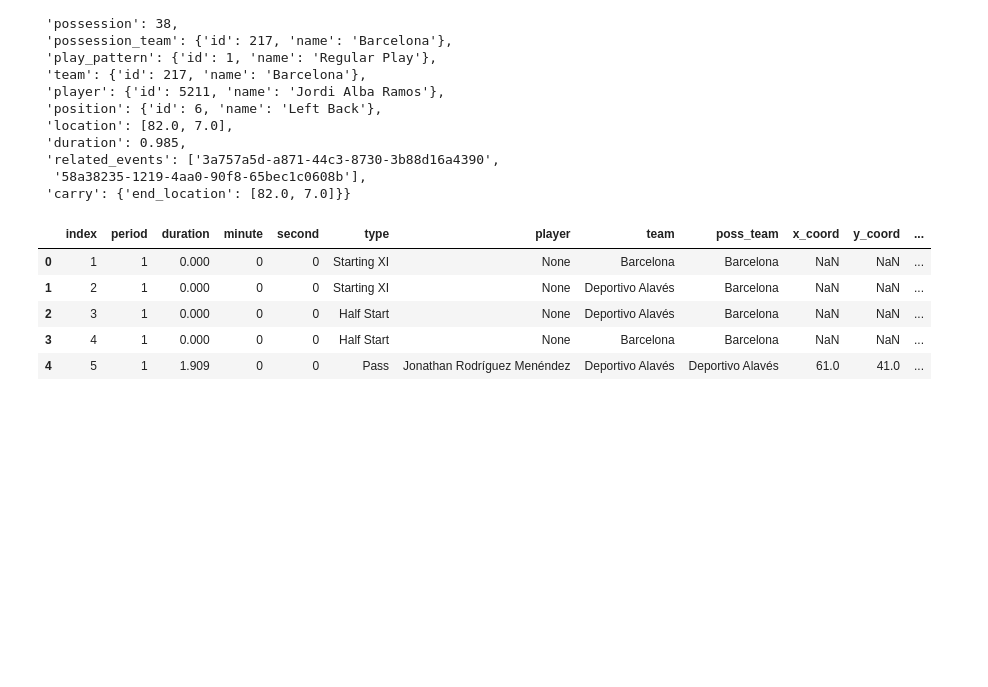
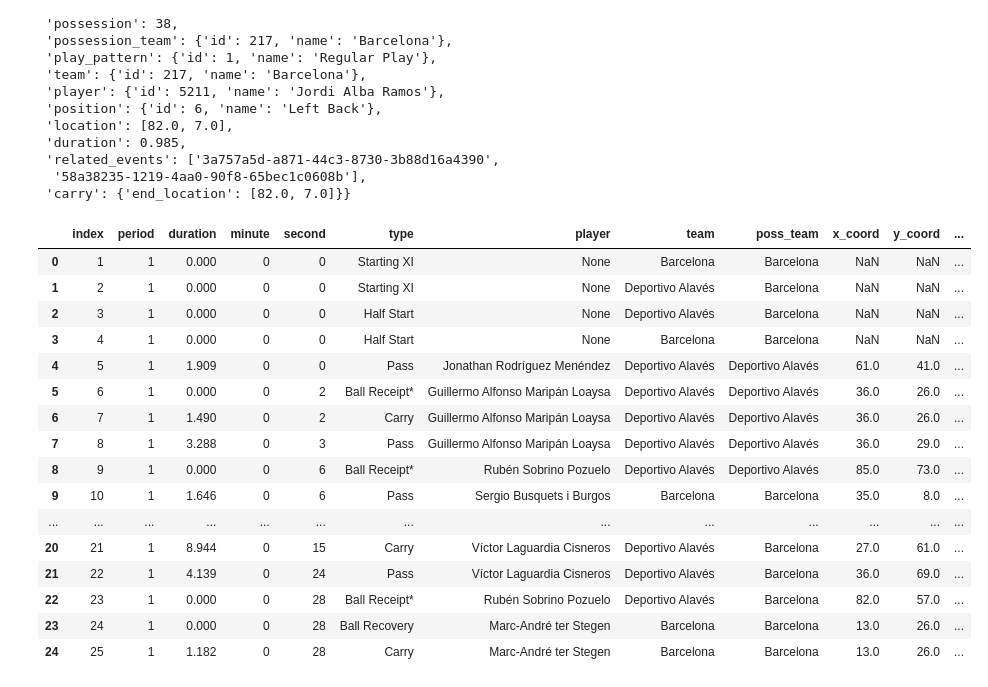
Before and after one commit to timflack/Football-Analysis, a Jupyter notebook: sbDataWalkthrough.ipynb, the cells around one changed output. Saved outputs shown, nothing was run; the diff lists cells and outputs as text; code cells hidden in the pictures; blank space fills up the shorter version.

```diff
--- a/sbDataWalkthrough.ipynb
+++ b/sbDataWalkthrough.ipynb
@@ -196,11 +180,22 @@ def to_dataframe(data):
     return df
 # %%
 df = to_dataframe(data)
-df.head()
+df.head(25)
 # %% [output]
 |  | index | period | duration | minute | second | type | player | team | poss_team | x_coord | y_coord | ... |
 | 0 | 1 | 1 | 0.000 | 0 | 0 | Starting XI | None | Barcelona | Barcelona | NaN | NaN | ... |
 | 1 | 2 | 1 | 0.000 | 0 | 0 | Starting XI | None | Deportivo Alavés | Barcelona | NaN | NaN | ... |
 | 2 | 3 | 1 | 0.000 | 0 | 0 | Half Start | None | Deportivo Alavés | Barcelona | NaN | NaN | ... |
 | 3 | 4 | 1 | 0.000 | 0 | 0 | Half Start | None | Barcelona | Barcelona | NaN | NaN | ... |
 | 4 | 5 | 1 | 1.909 | 0 | 0 | Pass | Jonathan Rodríguez Menéndez | Deportivo Alavés | Deportivo Alavés | 61.0 | 41.0 | ... |
+| 5 | 6 | 1 | 0.000 | 0 | 2 | Ball Receipt* | Guillermo Alfonso Maripán Loaysa | Deportivo Alavés | Deportivo Alavés | 36.0 | 26.0 | ... |
+| 6 | 7 | 1 | 1.490 | 0 | 2 | Carry | Guillermo Alfonso Maripán Loaysa | Deportivo Alavés | Deportivo Alavés | 36.0 | 26.0 | ... |
+| 7 | 8 | 1 | 3.288 | 0 | 3 | Pass | Guillermo Alfonso Maripán Loaysa | Deportivo Alavés | Deportivo Alavés | 36.0 | 29.0 | ... |
+| 8 | 9 | 1 | 0.000 | 0 | 6 | Ball Receipt* | Rubén Sobrino Pozuelo | Deportivo Alavés | Deportivo Alavés | 85.0 | 73.0 | ... |
+| 9 | 10 | 1 | 1.646 | 0 | 6 | Pass | Sergio Busquets i Burgos | Barcelona | Barcelona | 35.0 | 8.0 | ... |
+| ... | ... | ... | ... | ... | ... | ... | ... | ... | ... | ... | ... | ... |
+| 20 | 21 | 1 | 8.944 | 0 | 15 | Carry | Víctor Laguardia Cisneros | Deportivo Alavés | Barcelona | 27.0 | 61.0 | ... |
+| 21 | 22 | 1 | 4.139 | 0 | 24 | Pass | Víctor Laguardia Cisneros | Deportivo Alavés | Barcelona | 36.0 | 69.0 | ... |
+| 22 | 23 | 1 | 0.000 | 0 | 28 | Ball Receipt* | Rubén Sobrino Pozuelo | Deportivo Alavés | Barcelona | 82.0 | 57.0 | ... |
+| 23 | 24 | 1 | 0.000 | 0 | 28 | Ball Recovery | Marc-André ter Stegen | Barcelona | Barcelona | 13.0 | 26.0 | ... |
+| 24 | 25 | 1 | 1.182 | 0 | 28 | Carry | Marc-André ter Stegen | Barcelona | Barcelona | 13.0 | 26.0 | ... |
```
Also changed, not shown: parts of 5 cells of this notebook.
